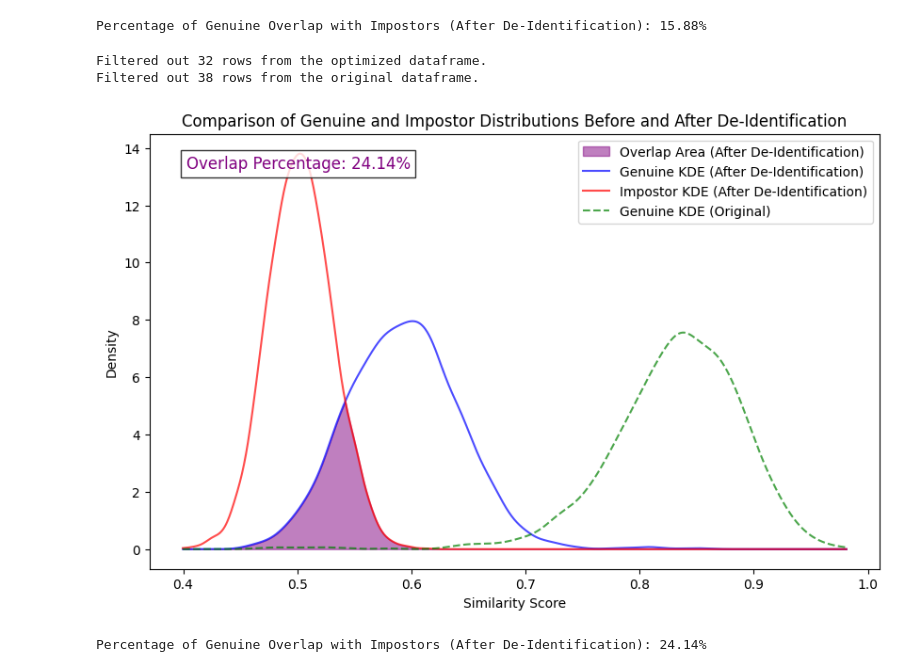
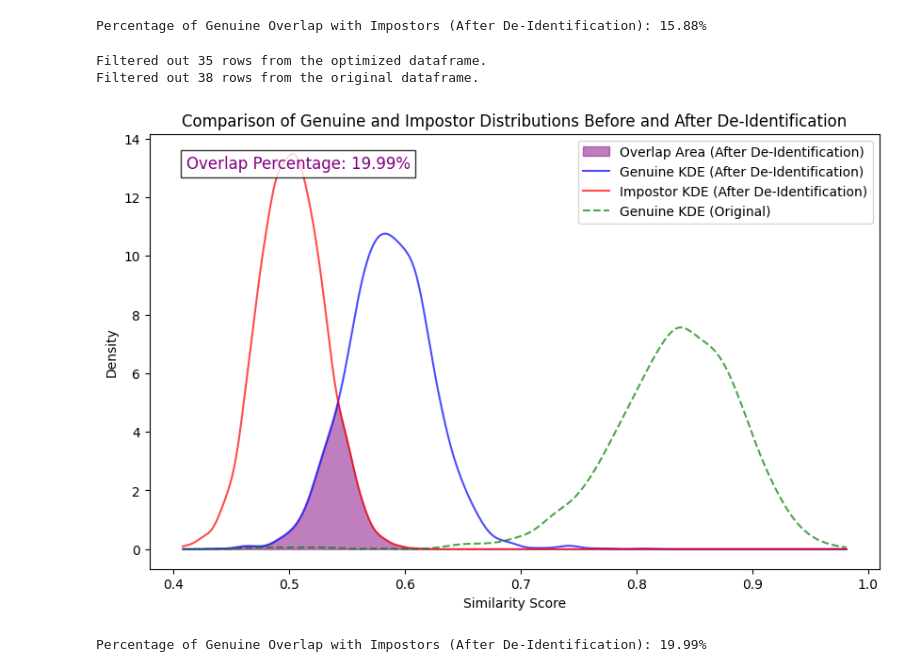
Before and after one commit to ManfredGonzalez/GDDiff, a Jupyter notebook: AdaFace/verification_pairs_scores.ipynb, the cells around one changed output. Cells and saved outputs as stored; diff of their text form; code cells hidden in the pictures.

```diff
--- a/AdaFace/verification_pairs_scores.ipynb
+++ b/AdaFace/verification_pairs_scores.ipynb
@@ -175,7 +175,8 @@ import matplotlib.pyplot as plt
 from scipy.stats import gaussian_kde
 
 # Load your dataframes with the similarity scores
-df_pairs_optimized = pd.read_csv('../data_with_similarity_final_second_deid.csv')
+#df_pairs_optimized = pd.read_csv('../data_with_similarity_final_Mask_DDPG.csv') #baseline
+df_pairs_optimized = pd.read_csv('../data_with_similarity_final_Mask_DDPG_LFW_benchmark_aligned_0_5_deid.csv')
 df_pairs_original = pd.read_csv('../data_with_similarity_final_original.csv')
 
 # Filter out rows with null or empty values in the 'Similarity' column and count them
@@ -215,36 +216,36 @@ overlap_density = np.minimum(genuine_density_deid, impostor_density_deid)
 
 # Plot the distributions
 plt.figure(figsize=(10, 6))
 plt.fill_between(x_values, overlap_density, color='purple', alpha=0.5, label='Overlap Area (After De-Identification)')
 plt.plot(x_values, genuine_density_deid, color='blue', label='Genuine KDE (After De-Identification)', alpha=0.7)
 plt.plot(x_values, impostor_density_deid, color='red', label='Impostor KDE (After De-Identification)', alpha=0.7)
 plt.plot(x_values, genuine_density_original, color='green', linestyle='--', label='Genuine KDE (Original)', alpha=0.7)
 
 # Labels and title
 plt.title('Comparison of Genuine and Impostor Distributions Before and After De-Identification')
 plt.xlabel('Similarity Score')
 plt.ylabel('Density')
 plt.legend()
 
 # Calculate the percentage overlap for the de-identified data
 genuine_area_deid = np.trapz(genuine_density_deid, x_values)  # Area under the genuine curve after de-identification
 overlap_area_deid = np.trapz(overlap_density, x_values)  # Area of the overlap after de-identification
 percentage_overlap_deid = (overlap_area_deid / genuine_area_deid) * 100
 
 # Add the overlap percentage to the plot
 plt.text(0.05, 0.95, f'Overlap Percentage: {percentage_overlap_deid:.2f}%',
          transform=plt.gca().transAxes, fontsize=12, color='purple',
          verticalalignment='top', bbox=dict(facecolor='white', alpha=0.8))
 
 # Show the plot
 plt.show()
 
 print(f"Percentage of Genuine Overlap with Impostors (After De-Identification): {percentage_overlap_deid:.2f}%")
 # %% [output]
-Filtered out 32 rows from the optimized dataframe.
+Filtered out 35 rows from the optimized dataframe.
 Filtered out 38 rows from the original dataframe.
-[figure, old version]
+[figure, new version]
-Percentage of Genuine Overlap with Impostors (After De-Identification): 24.14%
+Percentage of Genuine Overlap with Impostors (After De-Identification): 19.99%
 # %%
 import pandas as pd
 import numpy as np
```
Also changed, not shown: parts of 3 cells of this notebook, 5 other files.
